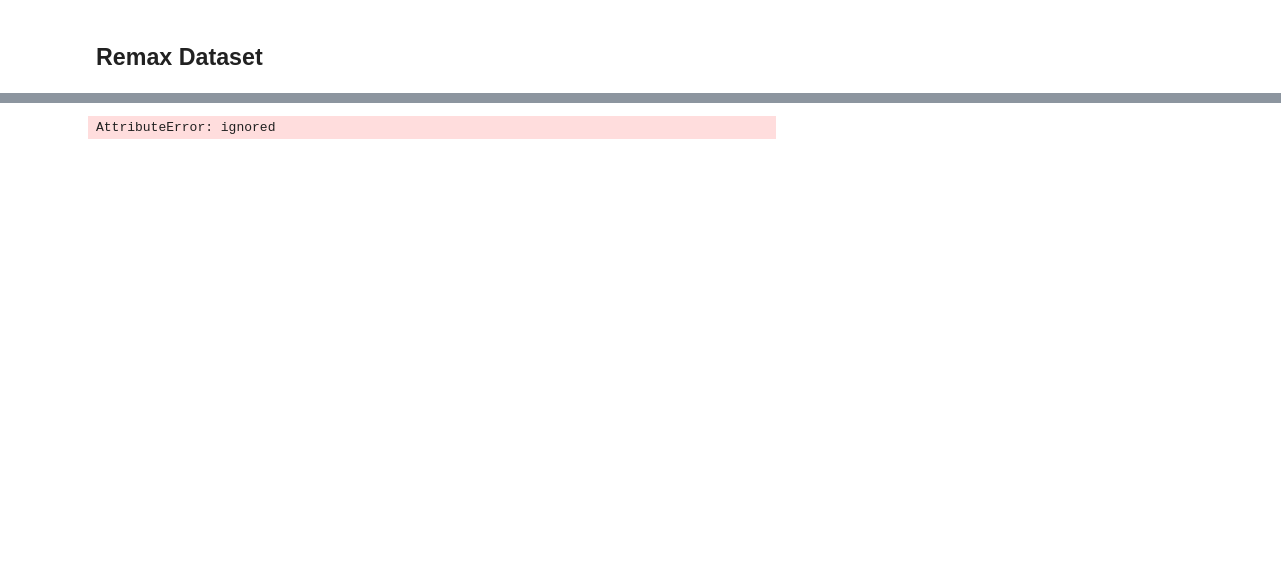
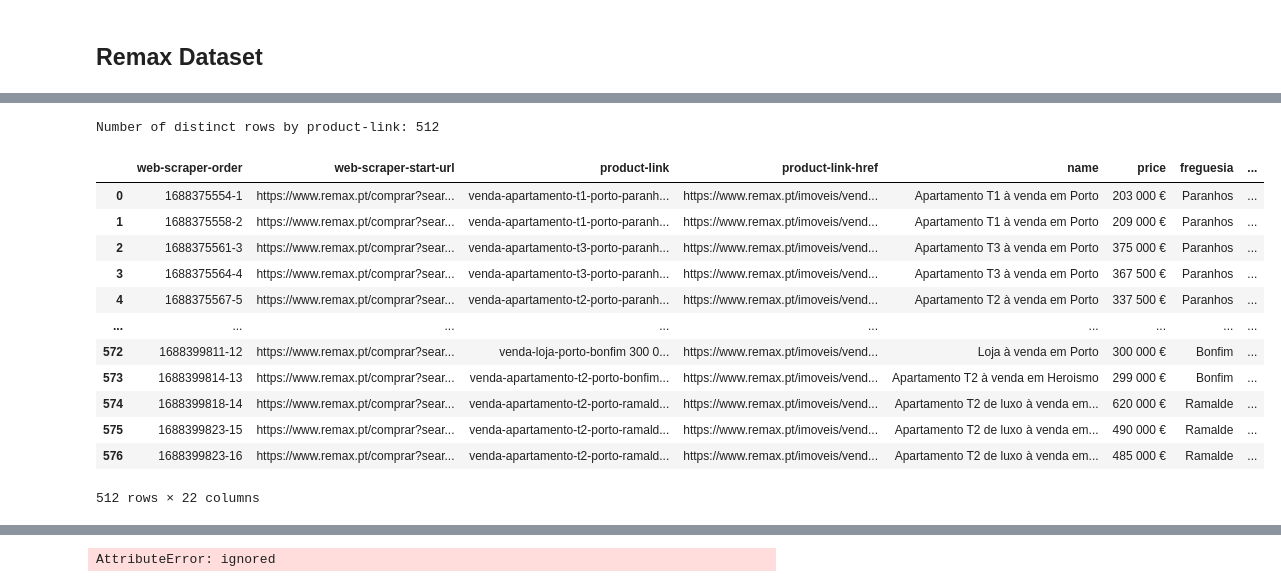
Before and after one commit to ManJ-PC/advanced_py, a Jupyter notebook: imovirtual.ipynb, the cells around one changed output, grey strips where cells are left out. Cells and saved outputs as stored; diff of their text form; code cells hidden in the pictures; blank space fills up the shorter version.

```diff
--- a/imovirtual.ipynb
+++ b/imovirtual.ipynb
@@ -60,0 +71,25 @@ df
+# %%
+# Assuming you have a DataFrame named 'df' with a column 'product-link'
+distinct_rows = df['product-link'].nunique()
+
+print("Number of distinct rows by product-link:", distinct_rows)
+# %% [output]
+Number of distinct rows by product-link: 512
+# %%
+df_unique = df.drop_duplicates(subset='product-link')
+# %%
+df_unique # fazer reset_index= True
+# %% [output]
+|  | web-scraper-order | web-scraper-start-url | product-link | product-link-href | name | price | freguesia | ... |
+| 0 | 1688375554-1 | https://www.remax.pt/comprar?sear... | venda-apartamento-t1-porto-paranh... | https://www.remax.pt/imoveis/vend... | Apartamento T1 à venda em Porto | 203 000 € | Paranhos | ... |
+| 1 | 1688375558-2 | https://www.remax.pt/comprar?sear... | venda-apartamento-t1-porto-paranh... | https://www.remax.pt/imoveis/vend... | Apartamento T1 à venda em Porto | 209 000 € | Paranhos | ... |
+| 2 | 1688375561-3 | https://www.remax.pt/comprar?sear... | venda-apartamento-t3-porto-paranh... | https://www.remax.pt/imoveis/vend... | Apartamento T3 à venda em Porto | 375 000 € | Paranhos | ... |
+| 3 | 1688375564-4 | https://www.remax.pt/comprar?sear... | venda-apartamento-t3-porto-paranh... | https://www.remax.pt/imoveis/vend... | Apartamento T3 à venda em Porto | 367 500 € | Paranhos | ... |
+| 4 | 1688375567-5 | https://www.remax.pt/comprar?sear... | venda-apartamento-t2-porto-paranh... | https://www.remax.pt/imoveis/vend... | Apartamento T2 à venda em Porto | 337 500 € | Paranhos | ... |
+| ... | ... | ... | ... | ... | ... | ... | ... | ... |
+| 572 | 1688399811-12 | https://www.remax.pt/comprar?sear... | venda-loja-porto-bonfim 300 0... | https://www.remax.pt/imoveis/vend... | Loja à venda em Porto | 300 000 € | Bonfim | ... |
+| 573 | 1688399814-13 | https://www.remax.pt/comprar?sear... | venda-apartamento-t2-porto-bonfim... | https://www.remax.pt/imoveis/vend... | Apartamento T2 à venda em Heroismo | 299 000 € | Bonfim | ... |
+| 574 | 1688399818-14 | https://www.remax.pt/comprar?sear... | venda-apartamento-t2-porto-ramald... | https://www.remax.pt/imoveis/vend... | Apartamento T2 de luxo à venda em... | 620 000 € | Ramalde | ... |
+| 575 | 1688399823-15 | https://www.remax.pt/comprar?sear... | venda-apartamento-t2-porto-ramald... | https://www.remax.pt/imoveis/vend... | Apartamento T2 de luxo à venda em... | 490 000 € | Ramalde | ... |
+| 576 | 1688399823-16 | https://www.remax.pt/comprar?sear... | venda-apartamento-t2-porto-ramald... | https://www.remax.pt/imoveis/vend... | Apartamento T2 de luxo à venda em... | 485 000 € | Ramalde | ... |
+512 rows × 22 columns
```
Also changed, not shown: parts of 6 cells of this notebook.
